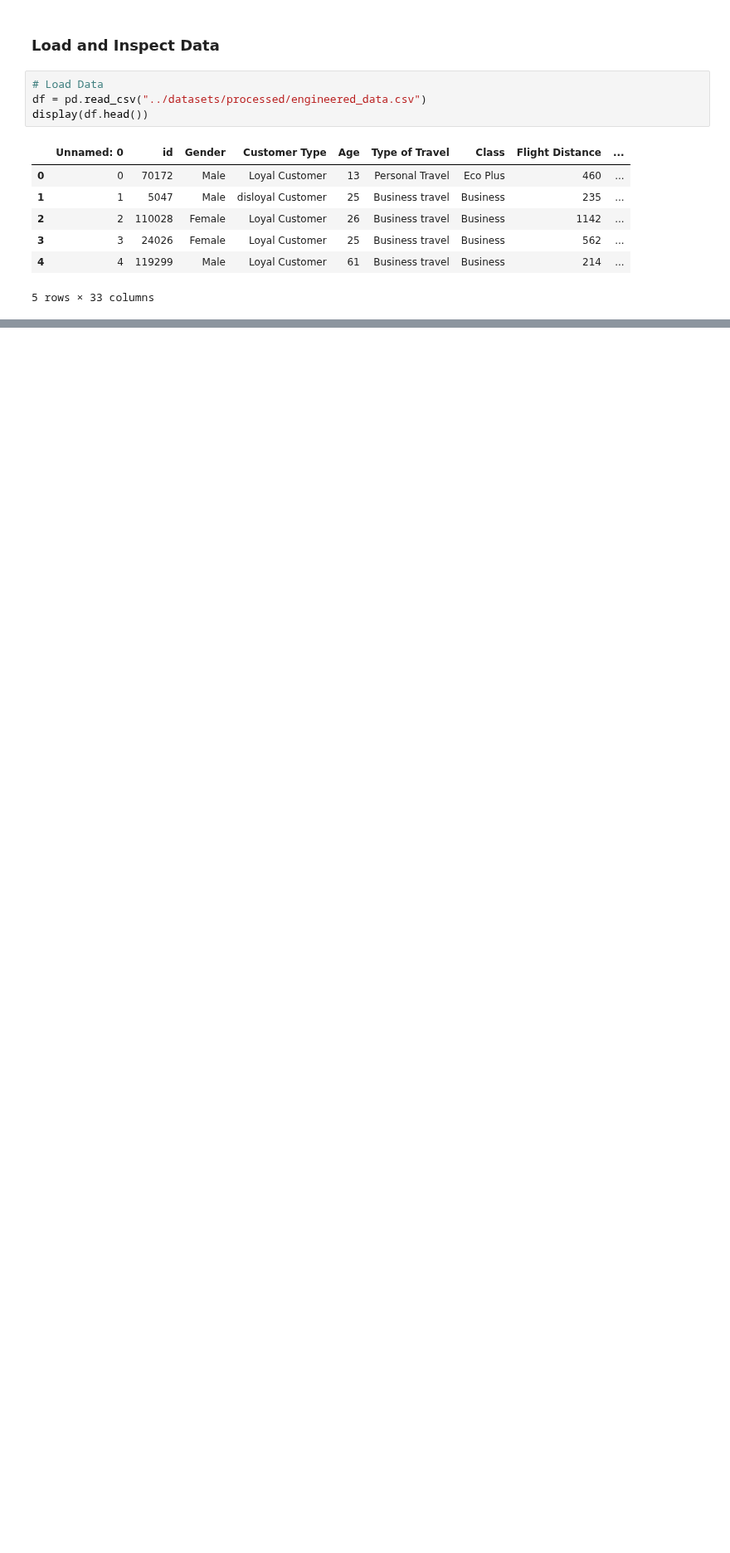
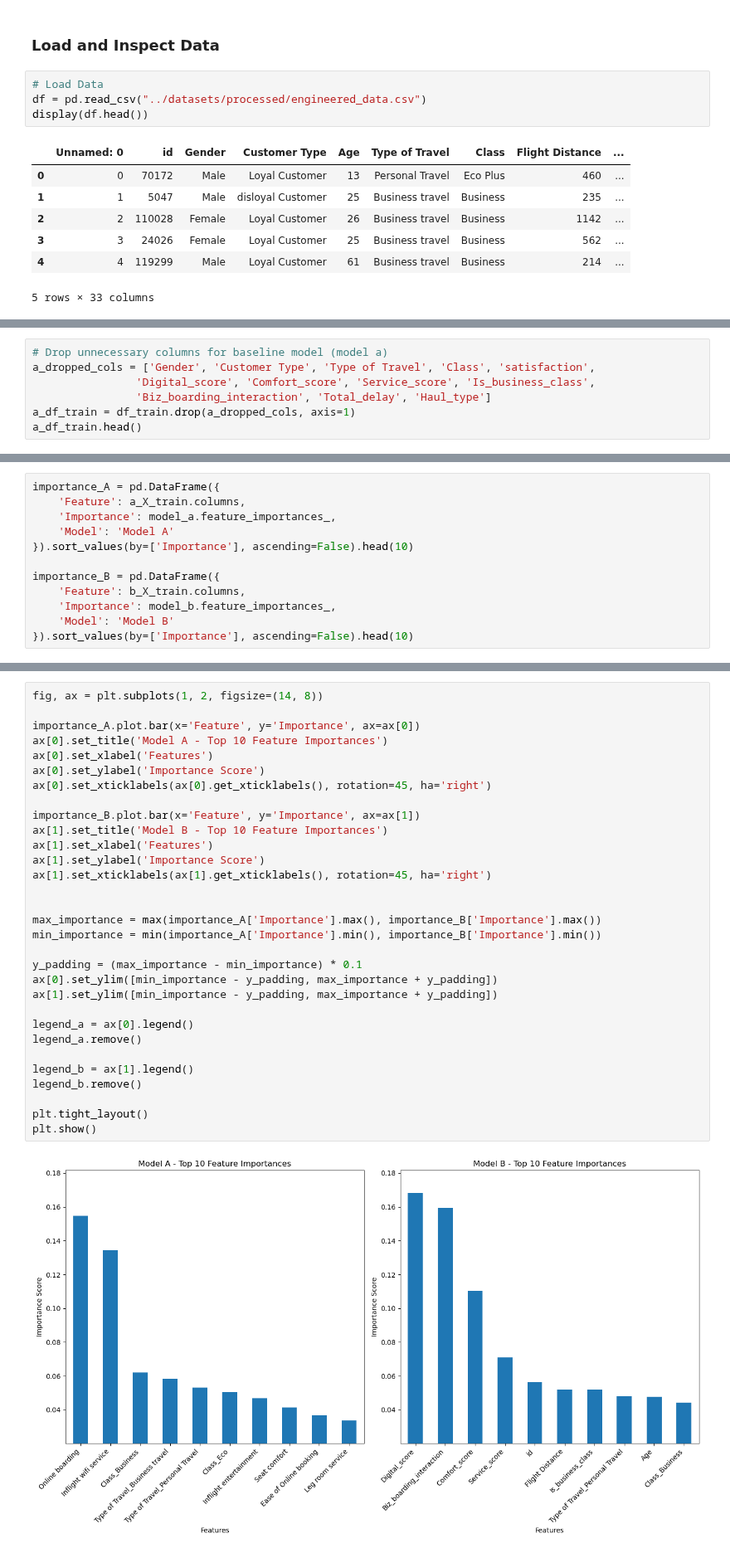
Before and after one commit to T-Godwins/airline-project, a Jupyter notebook: technical_analysis/04_final_model_evalution.ipynb, the cells around one changed output, grey strips where cells are left out. Shown at 83% size. Drawn from its saved outputs; the diff is of its cells as text; blank space fills up the shorter version.

Commit message:
model comparisons

```diff
--- a/technical_analysis/04_final_model_evalution.ipynb
+++ b/technical_analysis/04_final_model_evalution.ipynb
@@ -23,0 +48,7 @@ display(df.head())
+# %%
+# Drop unnecessary columns for baseline model (model a)
+a_dropped_cols = ['Gender', 'Customer Type', 'Type of Travel', 'Class', 'satisfaction',
+                'Digital_score', 'Comfort_score', 'Service_score', 'Is_business_class',
+                'Biz_boarding_interaction', 'Total_delay', 'Haul_type']
+a_df_train = df_train.drop(a_dropped_cols, axis=1)
+a_df_train.head()
@@ -23,0 +148,12 @@ display(df.head())
+# %%
+importance_A = pd.DataFrame({
+    'Feature': a_X_train.columns,
+    'Importance': model_a.feature_importances_,
+    'Model': 'Model A'
+}).sort_values(by=['Importance'], ascending=False).head(10)
+
+importance_B = pd.DataFrame({
+    'Feature': b_X_train.columns,
+    'Importance': model_b.feature_importances_,
+    'Model': 'Model B'
+}).sort_values(by=['Importance'], ascending=False).head(10)
@@ -23,0 +169,33 @@ display(df.head())
+# %%
+fig, ax = plt.subplots(1, 2, figsize=(14, 8))
+
+importance_A.plot.bar(x='Feature', y='Importance', ax=ax[0])
+ax[0].set_title('Model A - Top 10 Feature Importances')
+ax[0].set_xlabel('Features')
+ax[0].set_ylabel('Importance Score')
+ax[0].set_xticklabels(ax[0].get_xticklabels(), rotation=45, ha='right')
+
+importance_B.plot.bar(x='Feature', y='Importance', ax=ax[1])
+ax[1].set_title('Model B - Top 10 Feature Importances')
+ax[1].set_xlabel('Features')
+ax[1].set_ylabel('Importance Score')
+ax[1].set_xticklabels(ax[1].get_xticklabels(), rotation=45, ha='right')
+
+
+max_importance = max(importance_A['Importance'].max(), importance_B['Importance'].max())
+min_importance = min(importance_A['Importance'].min(), importance_B['Importance'].min())
+
+y_padding = (max_importance - min_importance) * 0.1
+ax[0].set_ylim([min_importance - y_padding, max_importance + y_padding])
+ax[1].set_ylim([min_importance - y_padding, max_importance + y_padding])
+
+legend_a = ax[0].legend()
+legend_a.remove()
+
+legend_b = ax[1].legend()
+legend_b.remove()
+
+plt.tight_layout()
+plt.show()
+# %% [output]
+[figure, added]
```
Also changed, not shown: parts of 13 cells of this notebook, 2 other files.
